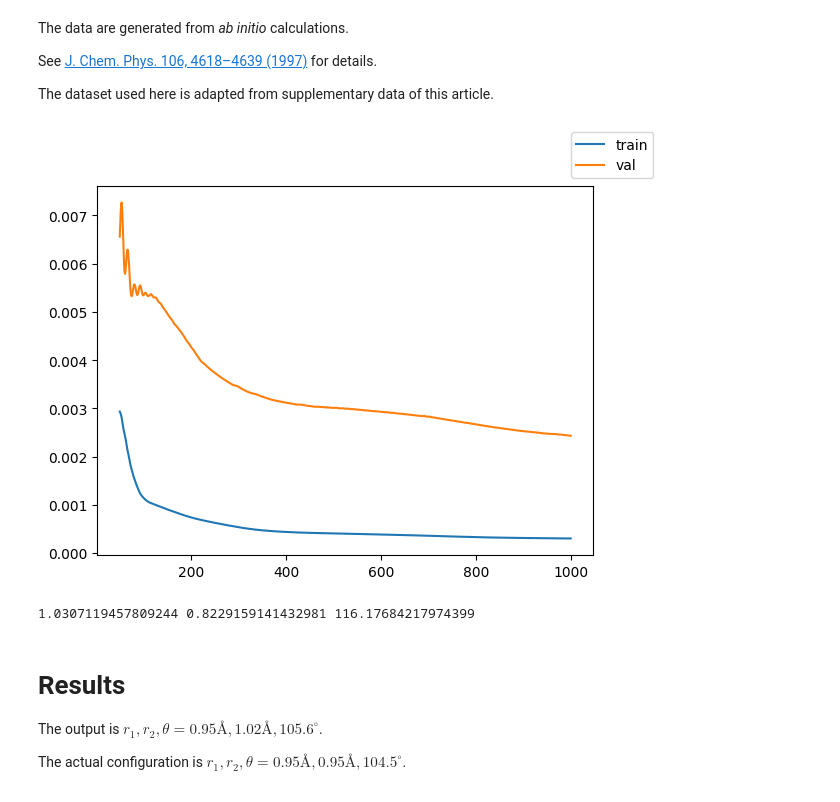
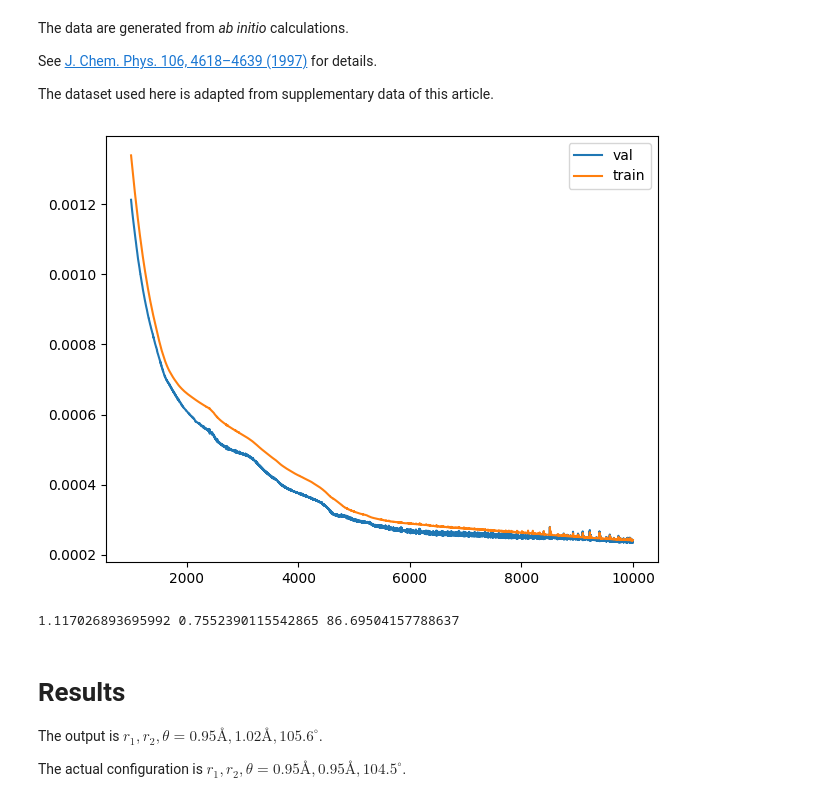
Before and after one commit to Br0kenSmi1e/FlowPES, a Jupyter notebook: water.ipynb, the cells around one changed output. Cells and saved outputs as stored; diff of their text form; code cells hidden in the pictures.

Commit message:
train val dataset

```diff
--- a/water.ipynb
+++ b/water.ipynb
@@ -102,7 +102,7 @@ def harmonic_potential(tau, u0):
     return jnp.linalg.norm(tau) + u0
 # %%
 def make_error_loss(flow_forward, data_file):
-    data = pd.read_csv(data_file, sep='\s+')
+    data = pd.read_csv(data_file)
     inputs = jnp.array([[jnp.exp(-r1), jnp.exp(-r2), jnp.cos(theta*jnp.pi/180)] for r1, r2, theta in zip(data["r1"], data["r2"], data["theta"])])
     energy = jnp.array(data["energy"]) + 76
     batch_decoupled_energy = jax.vmap(harmonic_potential, (0, None), 0)
@@ -137,15 +137,17 @@ flow_init = RealNVP(transform, nlayers)
 init_rng, rng = jax.random.split(rng)
 params, flow_forward, flow_inverse = flow_init(init_rng, 3)
 
-loss = make_error_loss(flow_forward, "./h2opes/h2opes.txt")
+loss = make_error_loss(flow_forward, "./h2opes/h2opes_train.txt")
 val_loss = make_error_loss(flow_forward, "./h2opes/h2opes_val.txt")
 value_and_grad = jax.value_and_grad(loss, argnums=(0, 1), has_aux=False)
 
-params_optimizer = optax.adam(0.01)
+step_size = 1e-3
+
+params_optimizer = optax.adam(step_size)
 params_opt_state = params_optimizer.init(params)
 
 u0 = 0.0
-u0_optimizer = optax.adam(0.01)
+u0_optimizer = optax.adam(step_size)
 u0_opt_state = u0_optimizer.init(u0)
 # %%
 @jax.jit
@@ -160,7 +162,8 @@ def step(params, u0, params_opt_state, u0_opt_state):
 # %%
 loss_history = []
 val_loss_history = []
-for i in range(1000):
+nsteps = 10000
+for i in range(nsteps):
     value, params, u0, params_opt_state, u0_opt_state = step(params, u0, params_opt_state, u0_opt_state)
     loss_history.append(value)
     val_loss_history.append(val_loss(params, u0))
@@ -170,16 +173,17 @@ output = flow_inverse(params, jnp.array([[0, 0, 0]]))
 # %%
 import matplotlib.pyplot as plt
 fig, ax = plt.subplots()
-ax.plot(range(50, 1000), loss_history[50:1000], label = "train")
-ax.plot(range(50, 1000), val_loss_history[50:1000], label = "val")
-fig.legend()
+ax.plot(range(1000, nsteps), val_loss_history[1000:nsteps], label = "val")
+ax.plot(range(1000, nsteps), loss_history[1000:nsteps], label = "train")
+ax.legend(loc="upper right")
+fig.tight_layout()
 fig.show()
 # %% [output]
-[figure, old version]
+[figure, new version]
 # %%
 print(-jnp.log(output[0][0][0]), -jnp.log(output[0][0][1]), jnp.acos(output[0][0][2]) * 180 / jnp.pi)
 # %% [output]
-1.0307119457809244 0.8229159141432981 116.17684217974399
+1.117026893695992 0.7552390115542865 86.69504157788637
 # %% [markdown]
 # Results
 
```
Also changed, not shown: 4 other files.
